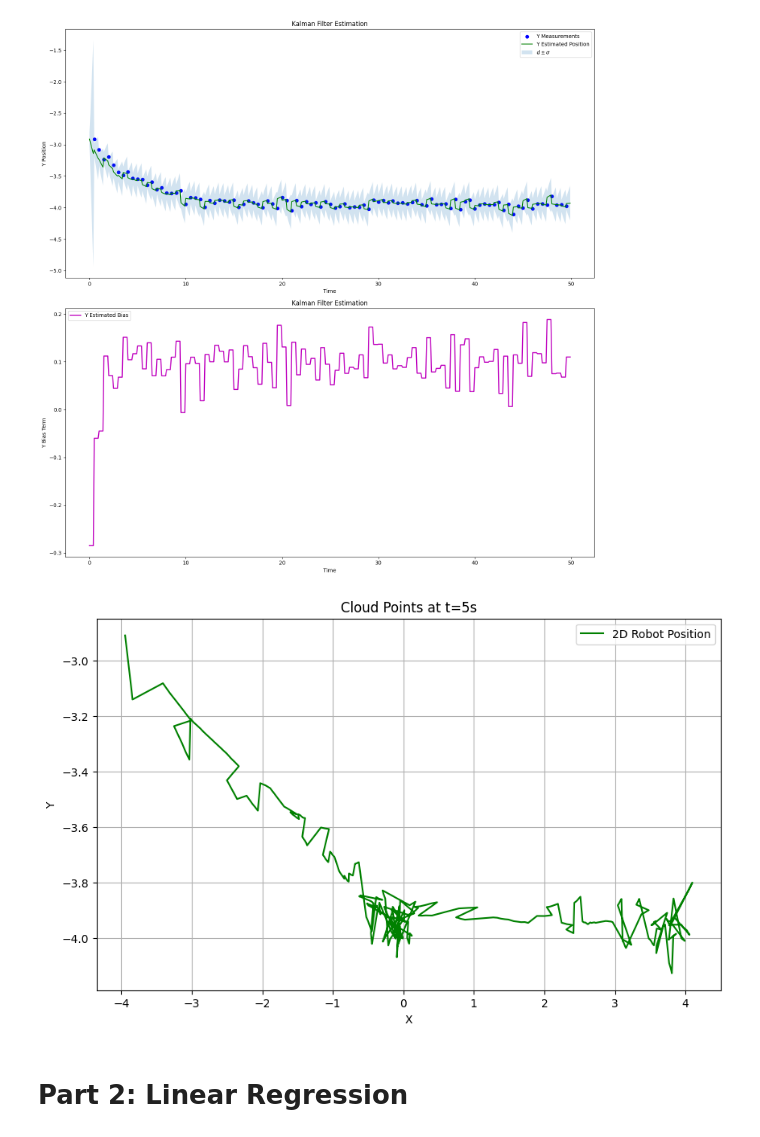
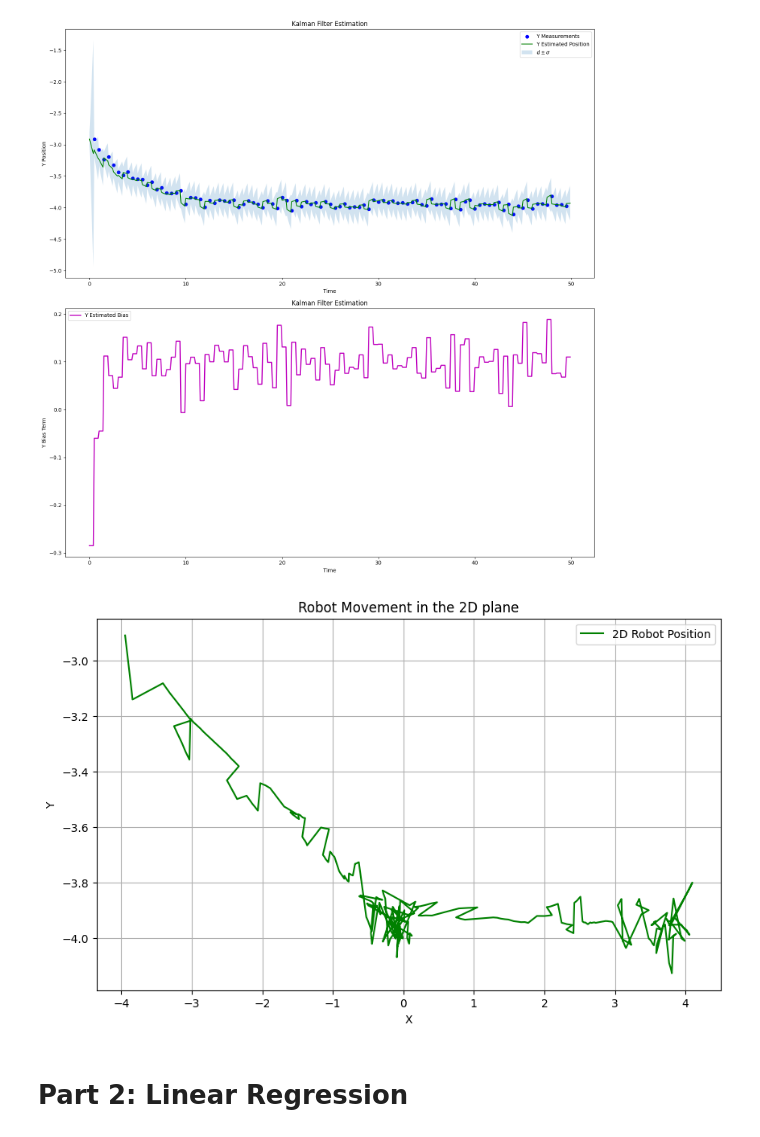
Before and after one commit to brumocas/ML_Projects, a Jupyter notebook: Proj1/ML_project1.ipynb, the cells around one changed output. Cells and saved outputs as stored; diff of their text form; code cells hidden in the pictures.

```diff
--- a/Proj1/ML_project1.ipynb
+++ b/Proj1/ML_project1.ipynb
@@ -421,14 +421,14 @@ plt.show()
 # %%
 plt.figure(figsize=(10, 6))
 plt.plot(estimated_x, estimated_y, label='2D Robot Position', color='g')
 plt.xlabel('X')
 plt.ylabel('Y')
-plt.title('Cloud Points at t=5s')
+plt.title('Robot Movement in the 2D plane')
 plt.grid(True)
 plt.legend()
 plt.show()
 # %% [output]
-[figure, old version]
+[figure, new version]
 # %% [markdown]
 # **Part 2: Linear Regression**
 # %% [markdown]
```
Also changed, not shown: parts of 6 cells of this notebook, 1 other file.
